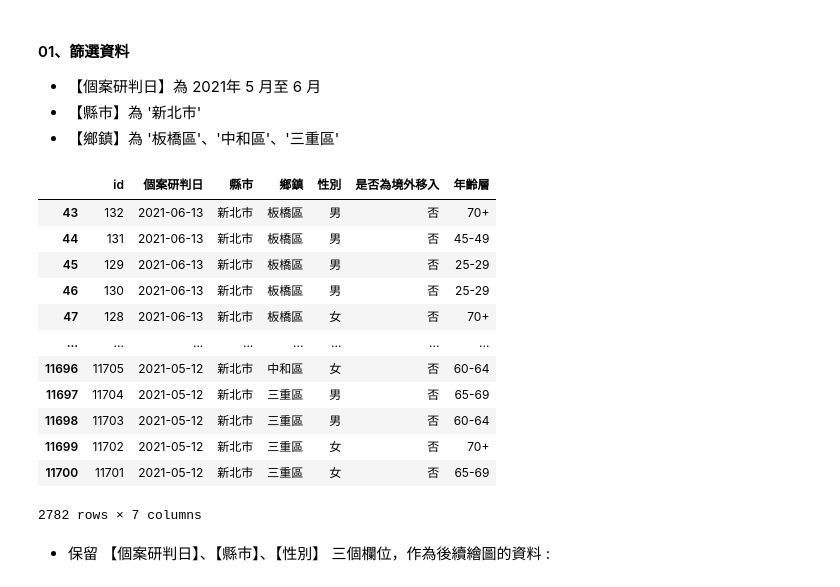
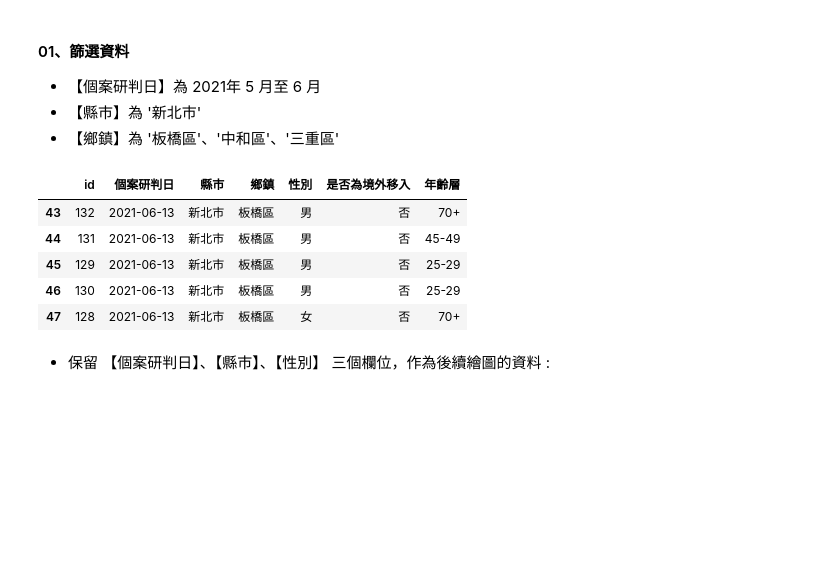
Before and after one commit to AI-FREE-Team/Machine-Learning-Basic, a Jupyter notebook: Materials/視覺化_折線圖_面積圖.ipynb, the cells around one changed output. Cells and saved outputs as stored; diff of their text form; code cells hidden in the pictures; blank space fills up the shorter version.

```diff
--- a/Materials/視覺化_折線圖_面積圖.ipynb
+++ b/Materials/視覺化_折線圖_面積圖.ipynb
@@ -348,22 +348,15 @@ dtype: int64
 # %%
 df = raw_data02[ raw_data02['個案研判日'].str.contains('2021-05|2021-06') ]
 df = df[ df['縣市']=='新北市' ]
 df = df[ (df['鄉鎮']=='板橋區')|(df['鄉鎮']=='中和區')|(df['鄉鎮']=='三重區') ]
-df
+df.head()
 # %% [output]
 |  | id | 個案研判日 | 縣市 | 鄉鎮 | 性別 | 是否為境外移入 | 年齡層 |
 | 43 | 132 | 2021-06-13 | 新北市 | 板橋區 | 男 | 否 | 70+ |
 | 44 | 131 | 2021-06-13 | 新北市 | 板橋區 | 男 | 否 | 45-49 |
 | 45 | 129 | 2021-06-13 | 新北市 | 板橋區 | 男 | 否 | 25-29 |
 | 46 | 130 | 2021-06-13 | 新北市 | 板橋區 | 男 | 否 | 25-29 |
 | 47 | 128 | 2021-06-13 | 新北市 | 板橋區 | 女 | 否 | 70+ |
-| ... | ... | ... | ... | ... | ... | ... | ... |
-| 11696 | 11705 | 2021-05-12 | 新北市 | 中和區 | 女 | 否 | 60-64 |
-| 11697 | 11704 | 2021-05-12 | 新北市 | 三重區 | 男 | 否 | 65-69 |
-| 11698 | 11703 | 2021-05-12 | 新北市 | 三重區 | 男 | 否 | 60-64 |
-| 11699 | 11702 | 2021-05-12 | 新北市 | 三重區 | 女 | 否 | 70+ |
-| 11700 | 11701 | 2021-05-12 | 新北市 | 三重區 | 女 | 否 | 65-69 |
-2782 rows × 7 columns
 # %% [markdown]
 * 保留 【個案研判日】、【縣市】、【性別】 三個欄位，作為後續繪圖的資料 :
 # %%
```
Also changed, not shown: parts of 42 cells of this notebook.
